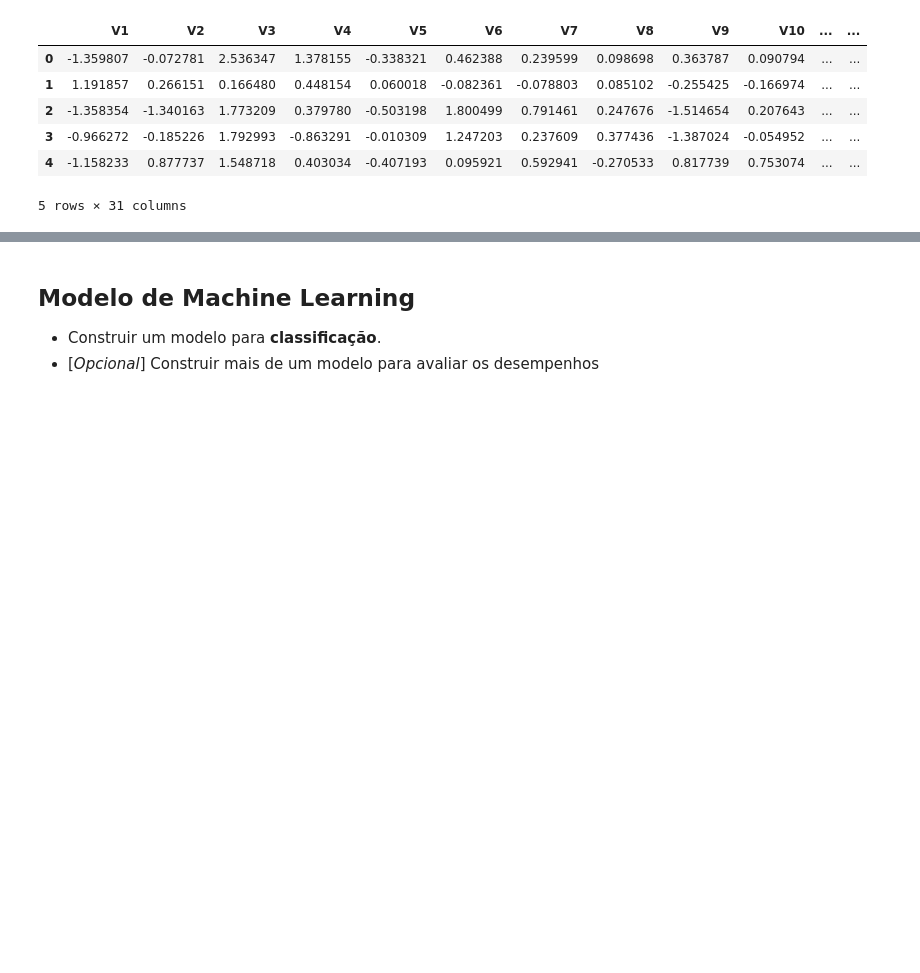
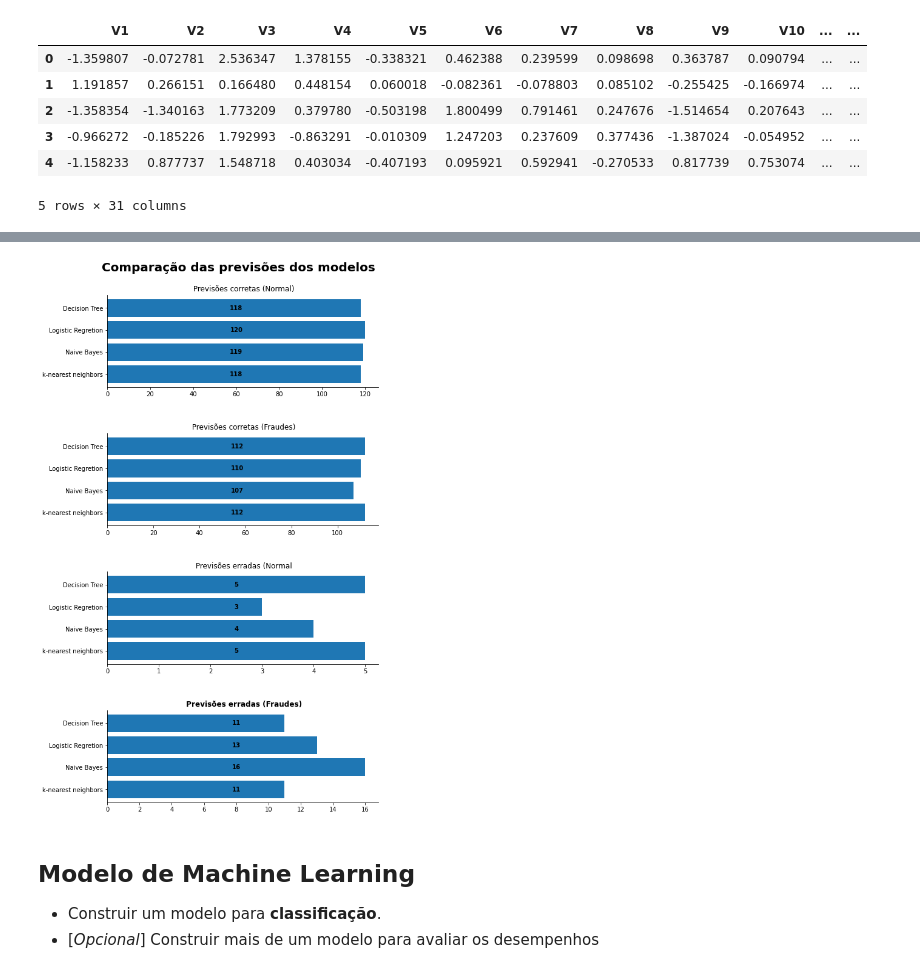
Before and after one commit to IsWallison/Deteccao_de_Fraude, a Jupyter notebook: Projeto_Detecção_de_Fraude_em_Cartões_de_Crédito.ipynb, the cells around one changed output, grey strips where cells are left out. Cells and saved outputs as stored; diff of their text form; code cells hidden in the pictures; blank space fills up the shorter version.

```diff
--- a/Projeto_Detecção_de_Fraude_em_Cartões_de_Crédito.ipynb
+++ b/Projeto_Detecção_de_Fraude_em_Cartões_de_Crédito.ipynb
@@ -471,0 +381,4 @@ weighted avg     0.9521    0.9506    0.9506    568630
+# %%
+nb_model = GaussianNB()
+nb_model = nb_model.fit(X_train, y_train)
+y_pred_nb = nb_model.predict(X_test)
@@ -471,0 +471,16 @@ weighted avg     0.9521    0.9506    0.9506    568630
+# %%
+tree_model = DecisionTreeRegressor()
+tree_model.fit(X_train, y_train)
+y_pred_tree = knn_model.predict(X_test)
+# %%
+# ver a precisão do modelo
+tree_mae = mean_absolute_error(y_test, y_pred_tree)
+tree_mse = mean_squared_error(y_test, y_pred_tree)
+tree_rmse = np.sqrt(tree_mse)
+tree_accuracy = tree_model.score(X_test, y_test)
+tree_confusion_matrix = confusion_matrix(y_test, y_pred_tree)
+print("MAE:", tree_mae)
+print("RMSE:", tree_rmse)
+print("Accuracy:", accuracy_score(y_test, y_pred_tree))
+print(classification_report(y_test, y_pred_tree))
+print("Confusion Matrix:", tree_confusion_matrix)
@@ -472,3 +512,57 @@ weighted avg     0.9521    0.9506    0.9506    568630
+# %%
+matrix = [knn_confusion_matrix, nb_confusion_matrix, regre_confusion_matrix, tree_confusion_matrix]
+
+# Define o nome dos modelos
+model_names = ['k-nearest neighbors', 'Naive Bayes', 'Logistic Regretion', 'Decision Tree']
+
+# Cria o gráfico de barras para os acertos
+fig, (ax1,ax2,ax3,ax4) = plt.subplots(nrows=4, ncols=1, figsize=(8,15));
+
+
+ax1.barh(model_names, [matrix[i][0][0] for i in range(4)])
+ax1.set_title(" Previsões corretas (Normal)")
+ax1.set_ylabel("")
+ax1.set_ylabel("")
+ax1.spines['top'].set_visible(False)
+ax1.spines['right'].set_visible(False)
+
+
+ax2.barh(model_names, [matrix[i][1][1] for i in range(4)])
+ax2.set_title(" Previsões corretas (Fraudes)")
+ax2.set_ylabel("")
+ax2.spines['top'].set_visible(False)
+ax2.spines['right'].set_visible(False)
+
+
+ax3.barh(model_names, [matrix[i][0][1] for i in range(4)])
+ax3.set_title(" Previsões erradas (Normal")
+ax3.set_ylabel("")
+ax3.spines['top'].set_visible(False)
+ax3.spines['right'].set_visible(False)
+
+
+ax4.barh(model_names, [matrix[i][1][0] for i in range(4)])
+ax4.set_title(" Previsões erradas (Fraudes)", fontweight='bold')
+ax4.set_ylabel("")
+ax4.spines['top'].set_visible(False)
+ax4.spines['right'].set_visible(False)
+
+#Distancia do título
+fig.subplots_adjust(top=0.9, hspace=0.5)
+
+# título principal
+plt.suptitle("Comparação das previsões dos modelos", fontsize=20, fontweight='bold',y=0.95)
+
+#Adicionar valores nas barras
+for i in range(4):
+    ax1.text(60, i, matrix[i][0][0], va='center', ha='center', fontweight='bold')
+    ax2.text(56.5, i, matrix[i][1][1], va='center', ha='center', fontweight='bold')
+    ax3.text(2.5, i, matrix[i][0][1], va='center', ha='center', fontweight='bold')
+    ax4.text(8, i, matrix[i][1][0], va='center', ha='center', fontweight='bold')
+
+plt.show()
+# %% [output]
+[figure, added]
 # %% [markdown]
 ## Modelo de Machine Learning
 
```
Also changed, not shown: parts of 46 cells of this notebook.
